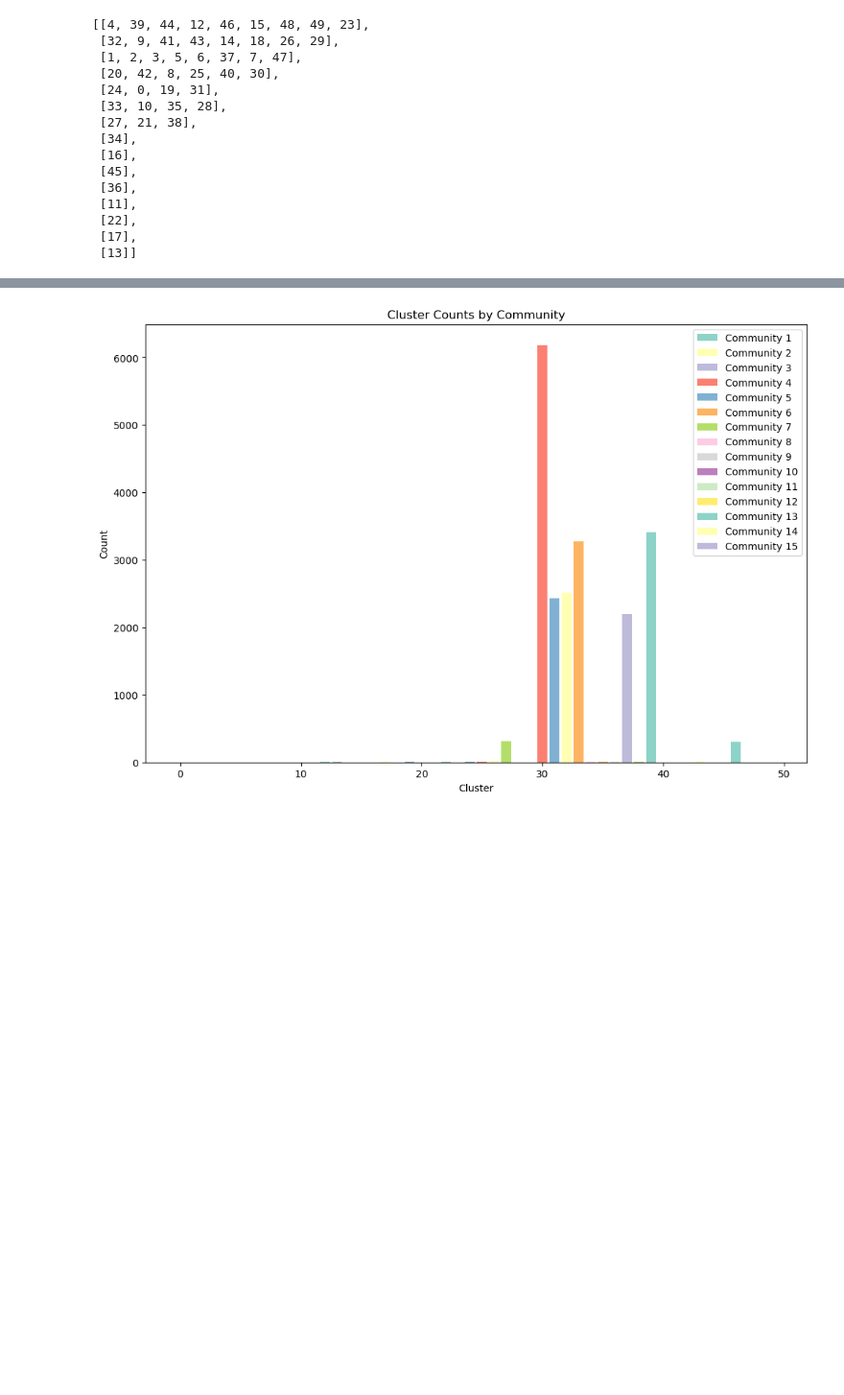
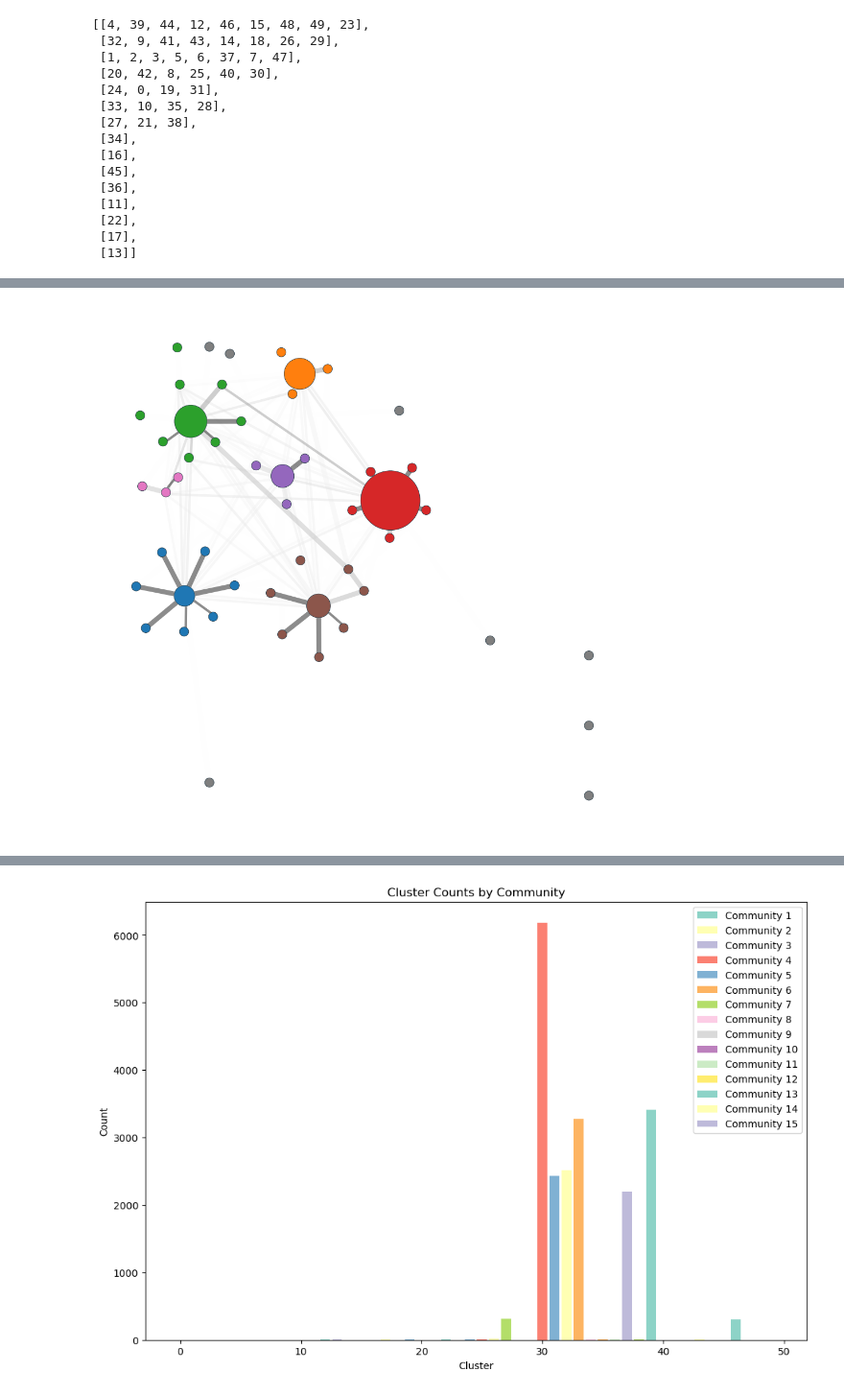
Before and after one commit to JuanesLamilla/TemporalClusterNet, a Jupyter notebook: time_series.ipynb, the cells around one changed output, grey strips where cells are left out. Shown at 96% size. Cells and saved outputs as stored; diff of their text form; code cells hidden in the pictures; blank space fills up the shorter version.

```diff
--- a/time_series.ipynb
+++ b/time_series.ipynb
@@ -344,0 +402,49 @@ communities
+# %%
+# Create a dictionary to map each node to its community
+node_to_community = {}
+for community_id, community in enumerate(communities):
+    for node in community:
+        node_to_community[node] = community_id
+
+community_to_color = {
+    0 : 'tab:green',
+    1 : 'tab:brown',
+    2 : 'tab:blue',
+    3 : 'tab:red',
+    4 : 'tab:purple',
+    5 : 'tab:orange',
+    6 : 'tab:pink',
+    7 : 'tab:gray',
+    8 : 'tab:gray',
+    9 : 'tab:gray',
+    10 : 'tab:gray',
+    11 : 'tab:gray',
+    12 : 'tab:gray',
+    13 : 'tab:gray',
+    14 : 'tab:gray',
+}
+
+node_color = {node: community_to_color[community_id] for node, community_id in node_to_community.items()}
+
+
+plt.figure(figsize=(4, 8), dpi=300)
+
+# Remove self-loop edges
+G.remove_edges_from(nx.selfloop_edges(G))
+
+# Plot the graph using NetGraph
+Graph(G,
+      node_color=node_color,
+      node_edge_width=0.1,
+      edge_alpha=0.5,
+      node_layout='community',
+      node_layout_kwargs=dict(node_to_community=node_to_community),
+    #   edge_layout='bundled',
+      edge_layout_kwargs=dict(k=500),
+      node_size=node_sizes,
+      seed=2
+)
+
+plt.show()
+# %% [output]
+[figure, added]
```
Also changed, not shown: parts of 19 cells of this notebook, 2 other files.
